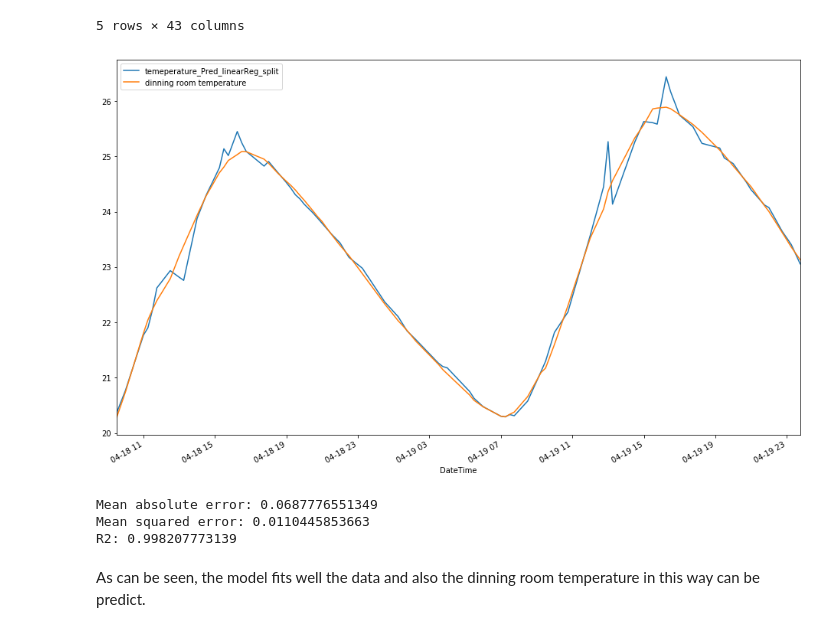
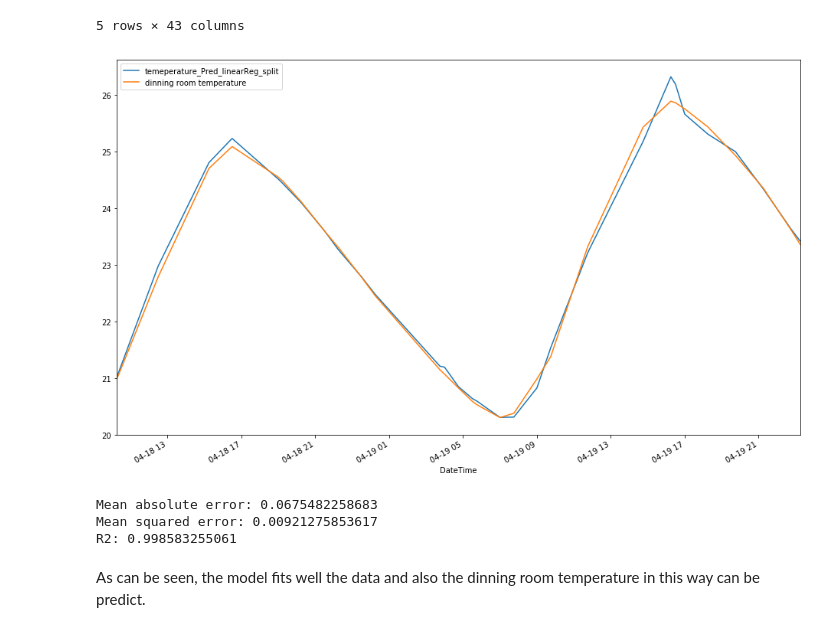
Before and after one commit to bnajafi/Data-driven_Building_Simulation_Projects, a Jupyter notebook: Zero Energy Building--Lanzani-Pilotti-Zannini/Jupyter Notebook/Jupyter Report.ipynb, the cells around one changed output. Saved outputs shown, nothing was run; the diff lists cells and outputs as text; code cells hidden in the pictures.

```diff
--- a/Zero Energy Building--Lanzani-Pilotti-Zannini/Jupyter Notebook/Jupyter Report.ipynb
+++ b/Zero Energy Building--Lanzani-Pilotti-Zannini/Jupyter Notebook/Jupyter Report.ipynb
@@ -560,20 +663,20 @@ DF_features.head()
 | 2012-04-18 10:30:00 | 22.1600 | 21.6400 | 20.9947 | 20.4813 | ... |
 5 rows × 43 columns
 # %%
-X_train, X_test, Y_train, Y_test = train_test_split(DF_features, DF_target, test_size=0.5)
+X_train, X_test, Y_train, Y_test = train_test_split(DF_features, DF_target, test_size=0.2)
 linear_reg=linear_model.LinearRegression()
 
 linear_reg.fit(X_train, Y_train)
 predict_linearReg_split=linear_reg.predict(X_test)
 predict_DF_linearReg_split=pd.DataFrame(predict_linearReg_split, index=Y_test.index, columns=["temeperature_Pred_linearReg_split"])
 predict_DF_linearReg_split=predict_DF_linearReg_split.join(Y_test)
 predict_DF_linearReg_split.head()
 
 predict_DF_linearReg_split_DF_ChosenDates=predict_DF_linearReg_split["2012-04-18":"2012-04-19"]
 predict_DF_linearReg_split_DF_ChosenDates.plot()
 plt.show()
 # %% [output]
-[figure, old version]
+[figure, new version]
 # %%
 mean_absolute_error_linearReg_split=mean_absolute_error(Y_test, predict_linearReg_split)
 mean_squared_error_linearReg_split=mean_squared_error(Y_test, predict_linearReg_split)
@@ -582,8 +685,8 @@ print("Mean absolute error: "+str(mean_absolute_error_linearReg_split))
 print("Mean squared error: "+str(mean_squared_error_linearReg_split))
 print("R2: " + str(R2_score_linearReg_split))
 # %% [output]
-Mean absolute error: 0.0687776551349
-Mean squared error: 0.0110445853663
-R2: 0.998207773139
+Mean absolute error: 0.0675482258683
+Mean squared error: 0.00921275853617
+R2: 0.998583255061
 # %% [markdown]
 As can be seen, the model fits well the data and also the dinning room temperature in this way can be predict.
```
Also changed, not shown: parts of 17 cells of this notebook, 1 other file.
